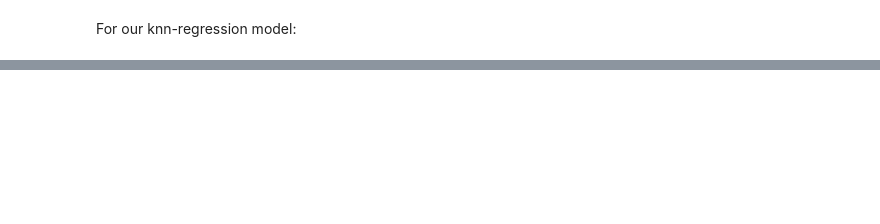
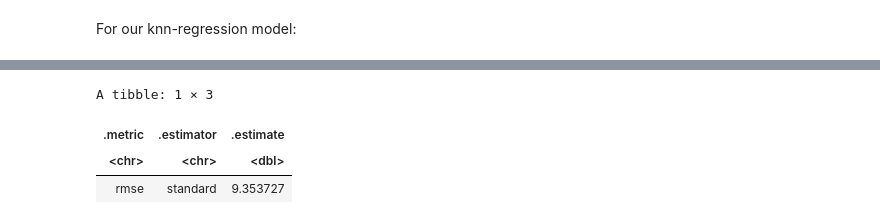
Before and after one commit to amberer60s/DSCI-100---Group-Project, a Jupyter notebook: Data Sciene Project (Final).ipynb, the cells around one changed output, grey strips where cells are left out. Drawn from its saved outputs; the diff is of its cells as text; code cells hidden in the pictures; blank space fills up the shorter version.

```diff
--- a/Data Sciene Project (Final).ipynb
+++ b/Data Sciene Project (Final).ipynb
@@ -8,5 +26,5 @@ options(repr.matrix.rows = 6)
 # %%
-players_data <-read_csv("https://raw.githubusercontent.com/amberer60s/DSCI-100---Group-Project/refs/heads/main/players%20(1).csv?token=GHSAT0AAAAAADBKGW7P47VQJFNPGFICMPIMZ7R4VZA")
+players_data <-read_csv("players (1).csv")
 print(players_data)
 # %% [output]
 Rows: 196 Columns: 7
@@ -154,7 +186,7 @@ players_spec <- nearest_neighbor(weight_func = "rectangular",
   set_engine("kknn") |>
   set_mode("regression")
 # %%
-gridvals <- tibble(neighbors = seq(1, 200))
+gridvals <- tibble(neighbors = seq(1, 109))
 players_vfold <- vfold_cv(players_training, v = 5, strata = played_hours)
 # %%
 players_multi <- workflow() |>
@@ -181,9 +218,14 @@ knn_players_fit <- workflow() |>
 # %%
 knn_players_preds <- knn_players_fit |>
   predict(players_testing) |>
   bind_cols(players_testing)
 
-players_metrics <- metrics(knn_players_preds, truth = playing_hours, estimate = .pred) |>
+players_metrics <- metrics(knn_players_preds, truth = played_hours, estimate = .pred) |>
                      filter(.metric == 'rmse')
 
 players_metrics
+# %% [output]
+A tibble: 1 × 3
+| .metric | .estimator | .estimate |
+| <chr> | <chr> | <dbl> |
+| rmse | standard | 9.353727 |
```
Also changed, not shown: parts of 5 cells of this notebook.
